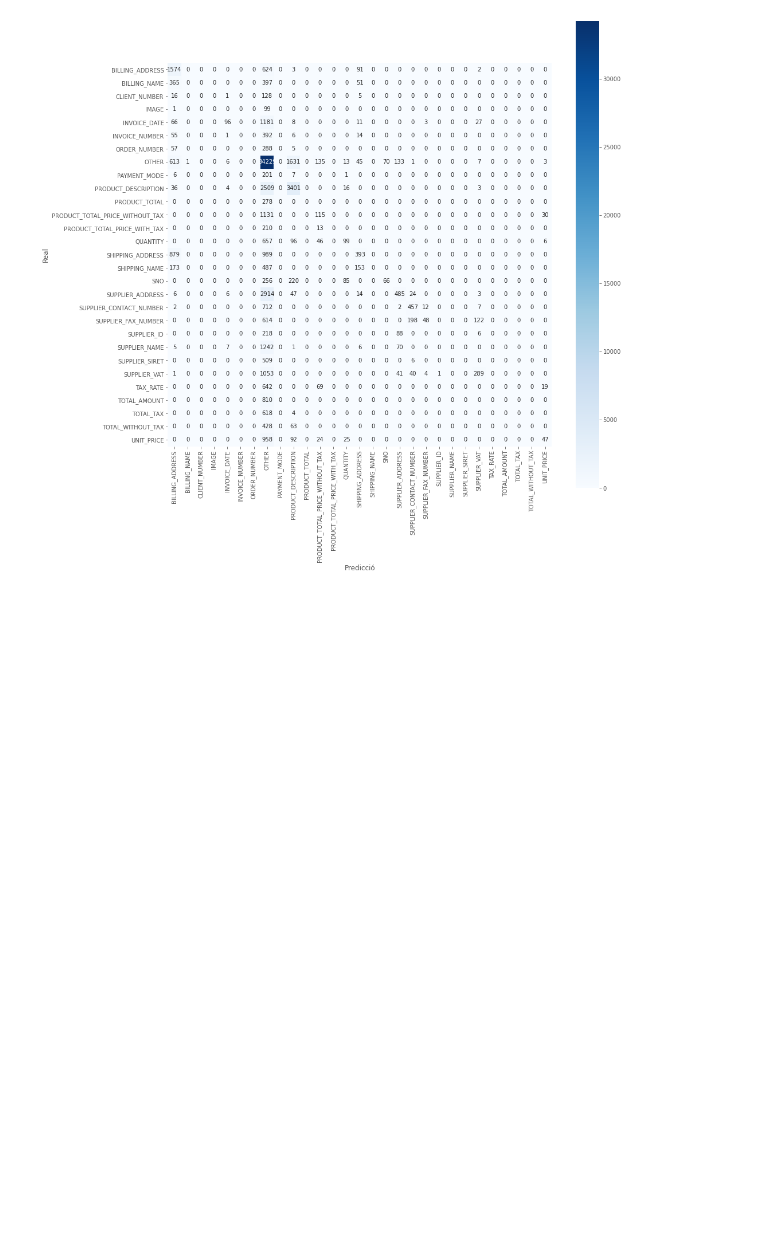
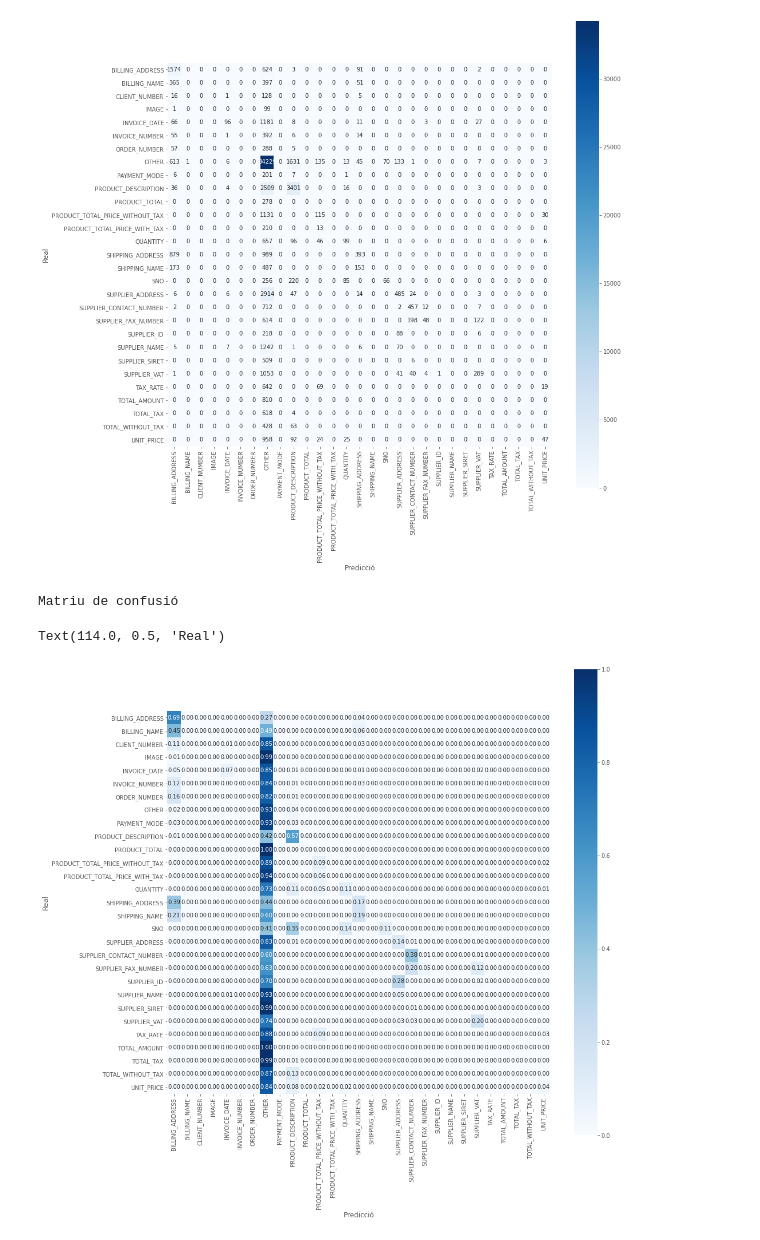
Before and after one commit to acamara/dard, a Jupyter notebook: t3_information_extraction_from_synthetic_dataset_with_gcn.ipynb, the cells around one changed output. Saved outputs shown, nothing was run; the diff lists cells and outputs as text; code cells hidden in the pictures; blank space fills up the shorter version.

Commit message:
Inference with GraphSage + improve some models evaluation

```diff
--- a/t3_information_extraction_from_synthetic_dataset_with_gcn.ipynb
+++ b/t3_information_extraction_from_synthetic_dataset_with_gcn.ipynb
@@ -1126,3 +1126,20 @@ plt.ylabel("Real")
 Matriu de confusió
 Text(114.0, 0.5, 'Real')
 [figure]
+# %%
+# Visualize normalize confusion matrix
+print('\nMatriu de confusió')
+matrix = confusion_matrix(test.node_target, test_node_predictions, normalize='true')
+
+targets = target_encoding.classes_
+
+plt.figure(figsize=(15, 15))
+ax = sns.heatmap(matrix, annot=True, cmap='Blues', fmt='.2f', square=True)
+ax.set_xticklabels(targets, rotation = 90, size = 10)
+ax.set_yticklabels(targets, rotation = 0, size = 10)
+plt.xlabel("Predicció")
+plt.ylabel("Real")
+# %% [output]
+Matriu de confusió
+Text(114.0, 0.5, 'Real')
+[figure, added]
```
Also changed, not shown: parts of 3 cells of this notebook, 7 other files.
